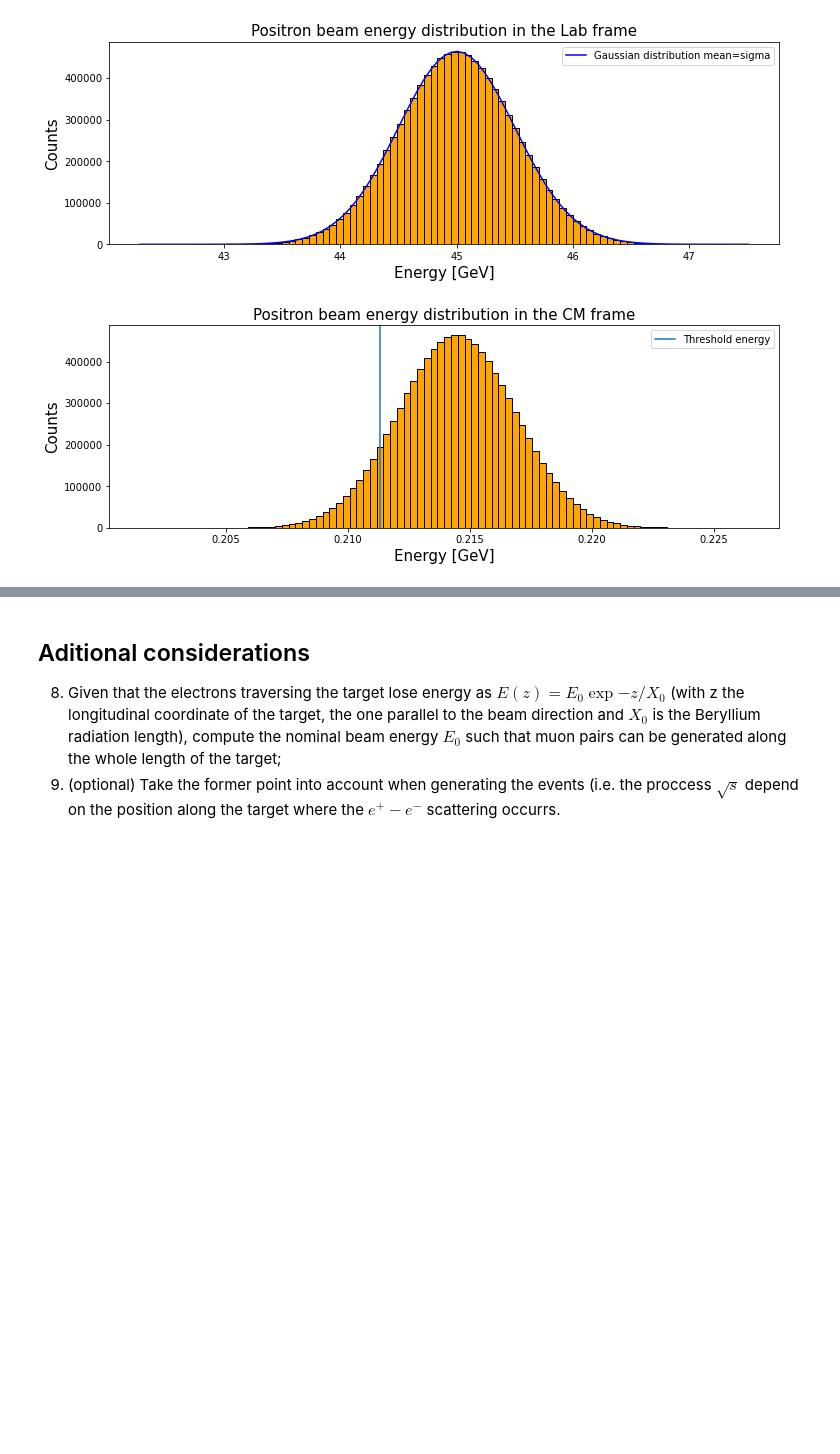
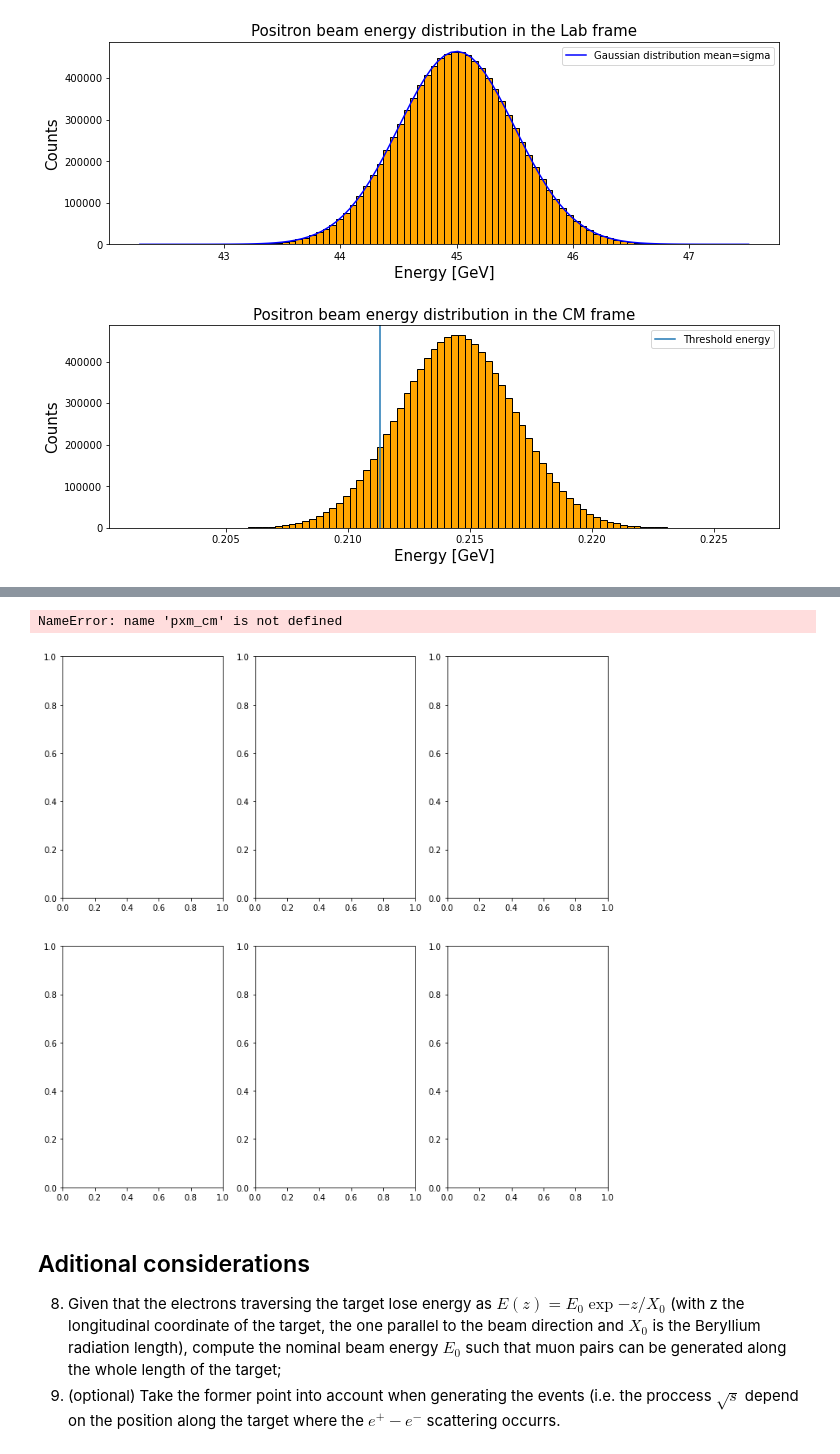
Before and after one commit to eigen-carmona/LCP_projects_Y3, a Jupyter notebook: Muons_project.ipynb, the cells around one changed output, grey strips where cells are left out. Drawn from its saved outputs; the diff is of its cells as text; code cells hidden in the pictures; blank space fills up the shorter version.

```diff
--- a/Muons_project.ipynb
+++ b/Muons_project.ipynb
@@ -717,3 +717,8 @@ N_instances = len(E_cm_samples)
 
 #######################
 #EXTREMELY INEFICIENT METHOD TO GET THETA takes around 25 minutes for 10**5 positrons
+theta_cm_instances = np.arange(0,0)
+for i in range(0,N_instances):
+    theta_cm_instances = np.append(theta_cm_instances,np.random.choice(accept_reject(10**5,pdf_theta_normalized,box,b[i])))
+
+phi_cm_instances   = np.random.uniform(0., 2*np.pi, N_instances)
@@ -795,32 +805,36 @@ ax2.xaxis.set_major_formatter(FormatStrFormatter('%.2f'))
 
 
 n, bins, _ = ax3.hist(pzm_cm, bins=50,color='orange', ec='grey')
 ax3.set_xlabel(r'$p_z$ [GeV]', fontsize=15)
 #ax3.ticklabel_format(axis="y", style="sci", scilimits=(5,5))
 #ax3.xaxis.set_major_formatter(FormatStrFormatter('%.0f'))
 
 
 n, bins, _ = ax4.hist(pxm_lb, bins=50,color='dodgerblue', ec='grey')
 ax4.set_xlabel(r'$p_x$ [GeV]', fontsize=15)
 ax4.set_ylabel('Counts', fontsize=15)
 #ax4.ticklabel_format(axis="y", style="sci", scilimits=(5,5))
 ax4.xaxis.set_major_formatter(FormatStrFormatter('%.2f'))
 
 
 n, bins, _ = ax5.hist(pym_lb, bins=50,color='dodgerblue', ec='grey')
 ax5.set_title(r'$\mu^+$ momentum components in the LAB frame', fontsize=15)
 ax5.set_xlabel(r'$p_y$ [GeV]', fontsize=15)
 #ax5.ticklabel_format(axis="y", style="sci", scilimits=(5,5))
 ax5.xaxis.set_major_formatter(FormatStrFormatter('%.2f'))
 
 
 
 n, bins, _ = ax6.hist(pzm_lb, bins=50,color='dodgerblue', ec='grey')
 ax6.set_xlabel(r'$p_z$ [GeV]', fontsize=15)
 #ax6.ticklabel_format(axis="y", style="sci", scilimits=(5,5))
 #ax3.xaxis.set_major_formatter(FormatStrFormatter('%.0f'))
 
+plt.subplots_adjust(top=0.8, wspace=0.4, hspace=0.4)
 
 plt.show()
+# %% [output]
+NameError: name 'pxm_cm' is not defined
+[figure, added]
 # %%
 #I would like to plot a sphere with a heatmap showing the muons distribution
```
Also changed, not shown: parts of 6 cells of this notebook.
